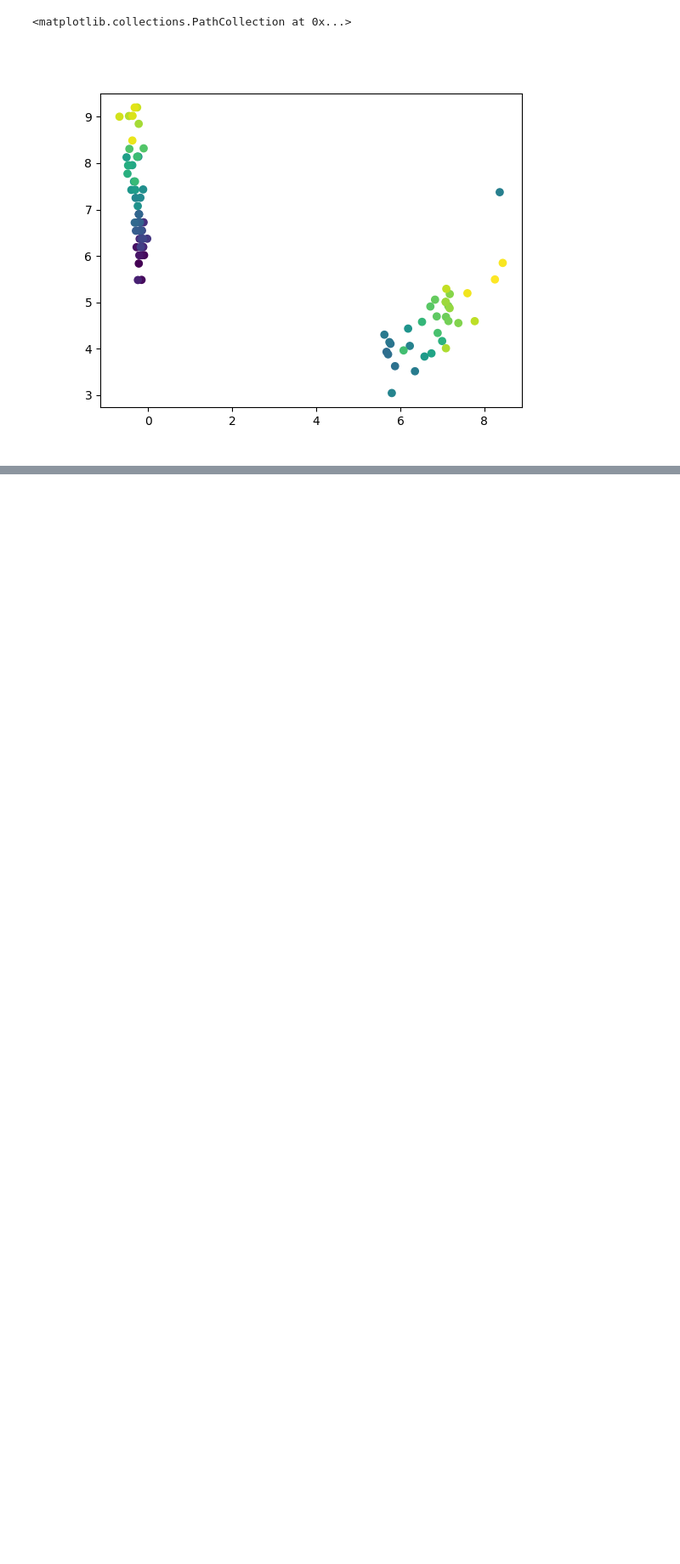
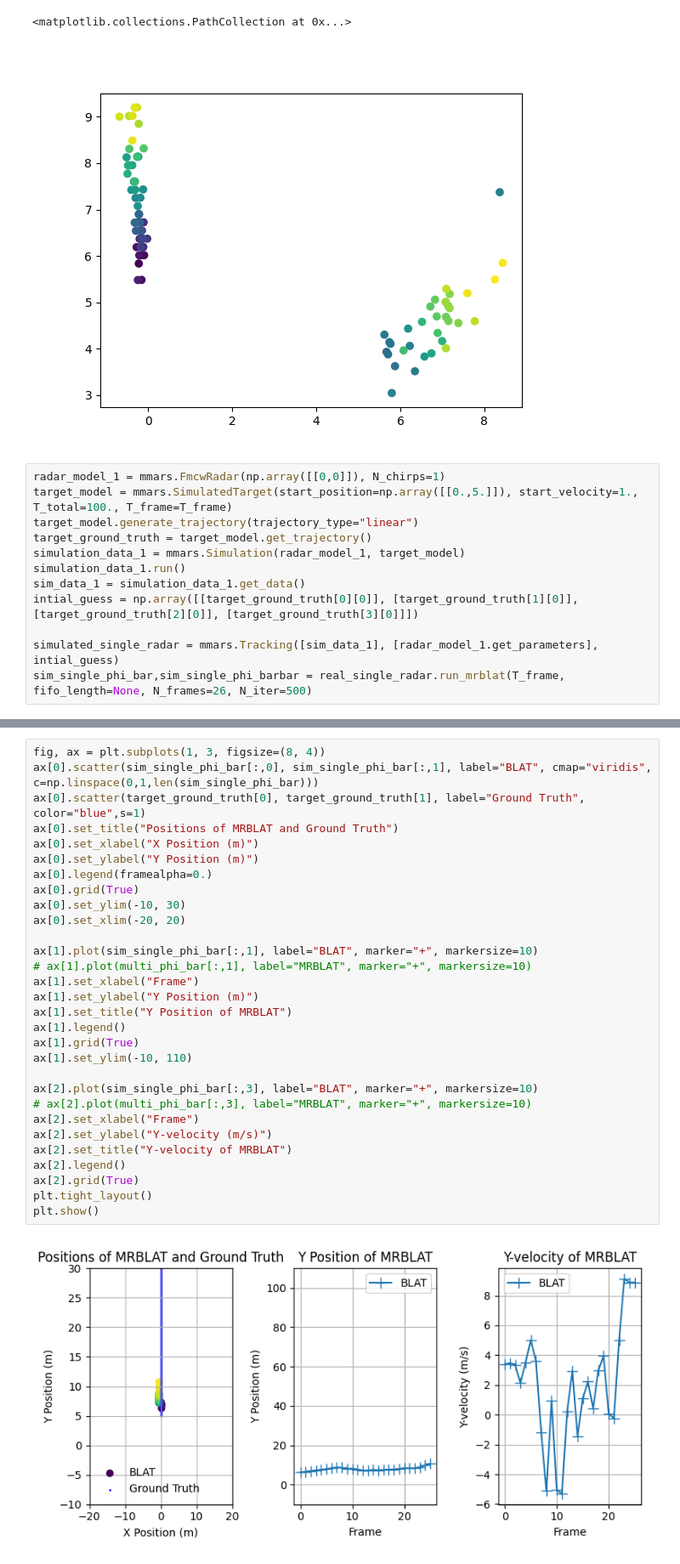
Before and after one commit to RHIMMELAND/MMARS, a Jupyter notebook: examples/real_MRBLaT_test.ipynb, the cells around one changed output, grey strips where cells are left out. Shown at 85% size. Drawn from its saved outputs; the diff is of its cells as text; blank space fills up the shorter version.

```diff
--- a/examples/real_MRBLaT_test.ipynb
+++ b/examples/real_MRBLaT_test.ipynb
@@ -363,3 +301,15 @@ plt.scatter(tracking_data_x[:90], tracking_data_y[:90], c=np.linspace(0,1,90), c
 # %% [output]
 <matplotlib.collections.PathCollection at 0x...>
 [figure]
+# %%
+radar_model_1 = mmars.FmcwRadar(np.array([[0,0]]), N_chirps=1)
+target_model = mmars.SimulatedTarget(start_position=np.array([[0.,5.]]), start_velocity=1., T_total=100., T_frame=T_frame)
+target_model.generate_trajectory(trajectory_type="linear")
+target_ground_truth = target_model.get_trajectory()
+simulation_data_1 = mmars.Simulation(radar_model_1, target_model)
+simulation_data_1.run()
+sim_data_1 = simulation_data_1.get_data()
+intial_guess = np.array([[target_ground_truth[0][0]], [target_ground_truth[1][0]], [target_ground_truth[2][0]], [target_ground_truth[3][0]]])
+
+simulated_single_radar = mmars.Tracking([sim_data_1], [radar_model_1.get_parameters], intial_guess)
+sim_single_phi_bar,sim_single_phi_barbar = real_single_radar.run_mrblat(T_frame, fifo_length=None, N_frames=26, N_iter=500)
@@ -365,0 +319,32 @@ plt.scatter(tracking_data_x[:90], tracking_data_y[:90], c=np.linspace(0,1,90), c
+# %%
+fig, ax = plt.subplots(1, 3, figsize=(8, 4))
+ax[0].scatter(sim_single_phi_bar[:,0], sim_single_phi_bar[:,1], label="BLAT", cmap="viridis", c=np.linspace(0,1,len(sim_single_phi_bar)))
+ax[0].scatter(target_ground_truth[0], target_ground_truth[1], label="Ground Truth", color="blue",s=1)
+ax[0].set_title("Positions of MRBLAT and Ground Truth")
+ax[0].set_xlabel("X Position (m)")
+ax[0].set_ylabel("Y Position (m)")
+ax[0].legend(framealpha=0.)
+ax[0].grid(True)
+ax[0].set_ylim(-10, 30)
+ax[0].set_xlim(-20, 20)
+
+ax[1].plot(sim_single_phi_bar[:,1], label="BLAT", marker="+", markersize=10)
+# ax[1].plot(multi_phi_bar[:,1], label="MRBLAT", marker="+", markersize=10)
+ax[1].set_xlabel("Frame")
+ax[1].set_ylabel("Y Position (m)")
+ax[1].set_title("Y Position of MRBLAT")
+ax[1].legend()
+ax[1].grid(True)
+ax[1].set_ylim(-10, 110)
+
+ax[2].plot(sim_single_phi_bar[:,3], label="BLAT", marker="+", markersize=10)
+# ax[2].plot(multi_phi_bar[:,3], label="MRBLAT", marker="+", markersize=10)
+ax[2].set_xlabel("Frame")
+ax[2].set_ylabel("Y-velocity (m/s)")
+ax[2].set_title("Y-velocity of MRBLAT")
+ax[2].legend()
+ax[2].grid(True)
+plt.tight_layout()
+plt.show()
+# %% [output]
+[figure, added]
```
Also changed, not shown: parts of 3 cells of this notebook, 1 other file.
